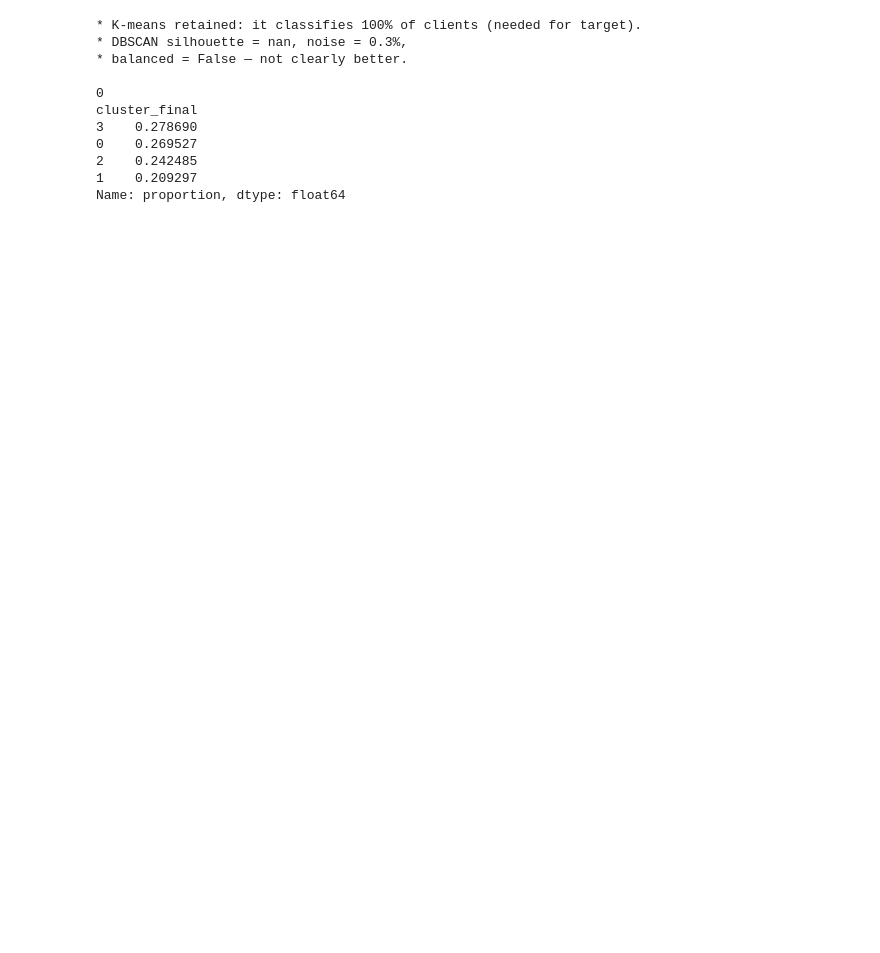
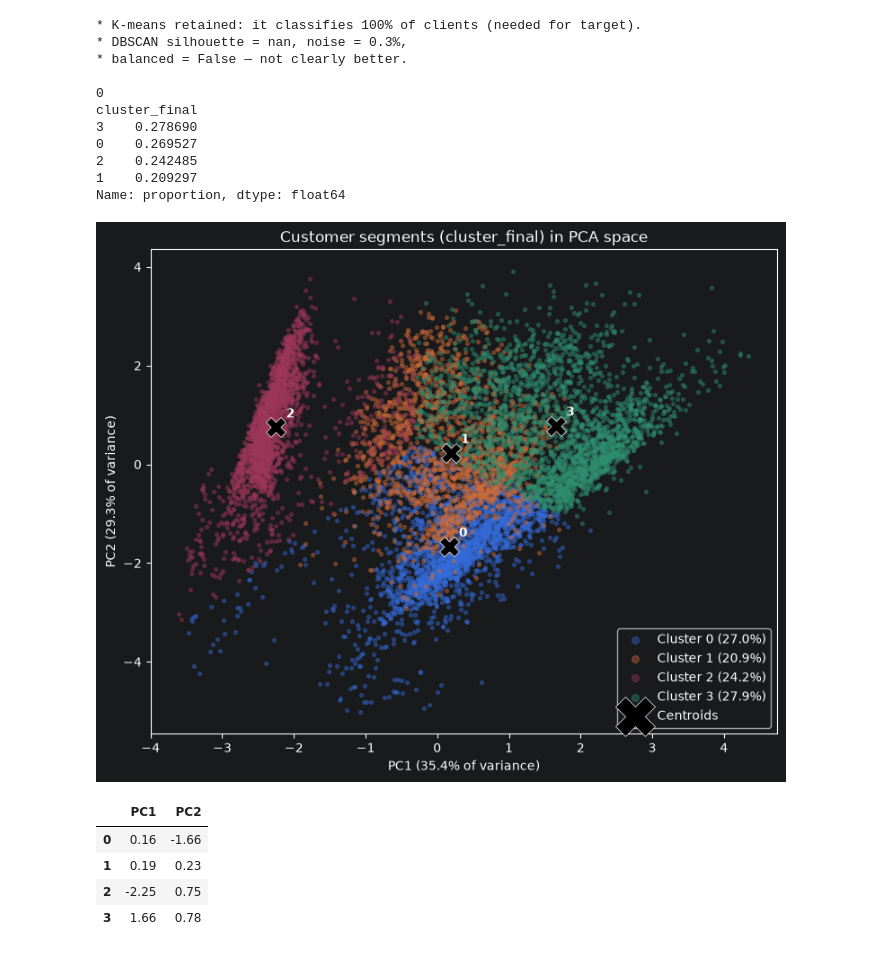
Before and after one commit to oelaimar/CardProfiler, a Jupyter notebook: notebooks/03_clustering.ipynb, the cells around one changed output. Cells and saved outputs as stored; diff of their text form; code cells hidden in the pictures; blank space fills up the shorter version.

Commit message:
feat: add 2D PCA scatter plot for final customer segments

```diff
--- a/notebooks/03_clustering.ipynb
+++ b/notebooks/03_clustering.ipynb
@@ -338,3 +341,15 @@ cluster_final
 2    0.242485
 1    0.209297
 Name: proportion, dtype: float64
+# %%
+ax, centroids = plot_clusters_2d(df_prepare_clustering, df_clean["cluster_final"])
+ax.figure.savefig("../reports/clusters_scatter.png")
+plt.show()
+display(centroids.round(2))
+# %% [output]
+[figure, added]
+|  | PC1 | PC2 |
+| 0 | 0.16 | -1.66 |
+| 1 | 0.19 | 0.23 |
+| 2 | -2.25 | 0.75 |
+| 3 | 1.66 | 0.78 |
```
Also changed, not shown: parts of 2 cells of this notebook, 2 other files.
